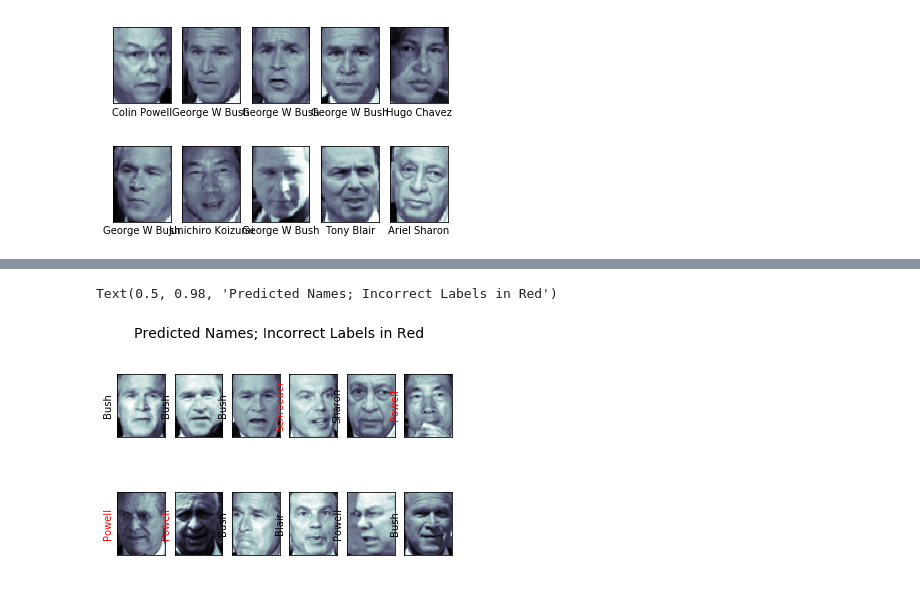
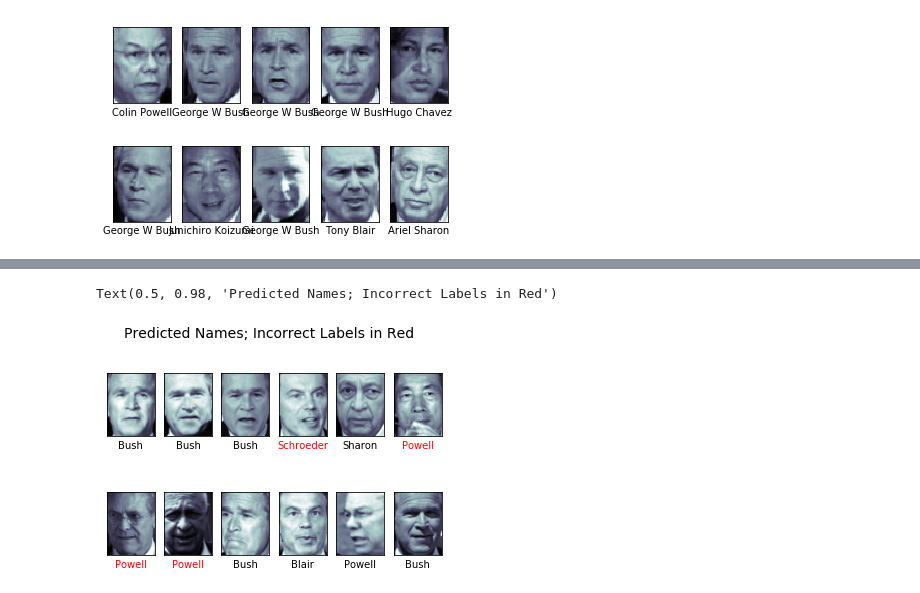
Before and after one commit to kbhartiya/MLArchives, a Jupyter notebook: SVM/face_SVM.ipynb, the cells around one changed output, grey strips where cells are left out. Cells and saved outputs as stored; diff of their text form; code cells hidden in the pictures.

```diff
--- a/SVM/face_SVM.ipynb
+++ b/SVM/face_SVM.ipynb
@@ -53,11 +49,11 @@ yfit = model.predict(Xtest)
 # %%
 fig, ax = plt.subplots(2, 6)
 for i, axi in enumerate(ax.flat):
     axi.imshow(Xtest[i].reshape(62, 47), cmap='bone')
     axi.set(xticks=[], yticks=[])
-    axi.set_ylabel(faces.target_names[yfit[i]].split()[-1],
+    axi.set_xlabel(faces.target_names[yfit[i]].split()[-1],
                    color='black' if yfit[i] == ytest[i] else 'red')
 fig.suptitle('Predicted Names; Incorrect Labels in Red', size=14)
 # %% [output]
 Text(0.5, 0.98, 'Predicted Names; Incorrect Labels in Red')
-[figure, old version]
+[figure, new version]
```
Also changed, not shown: parts of 3 cells of this notebook, 5 other files.
